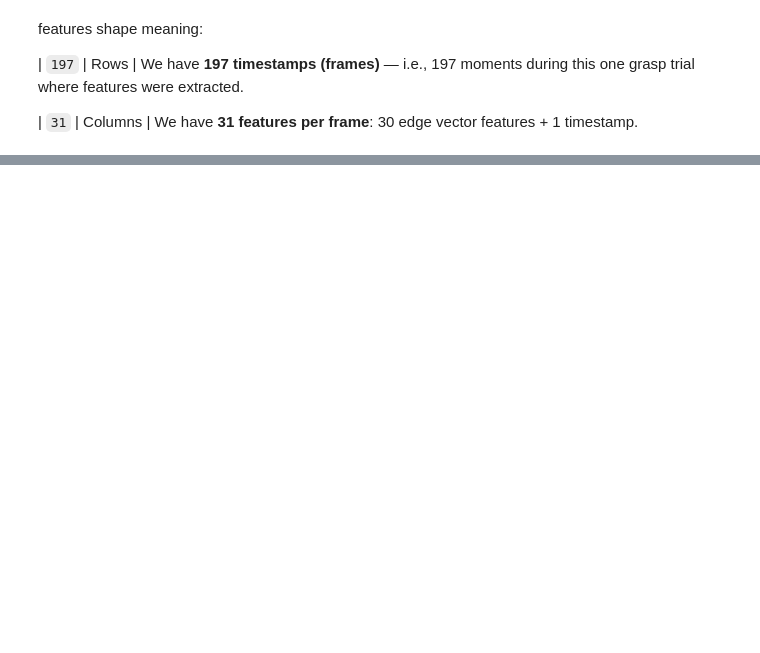
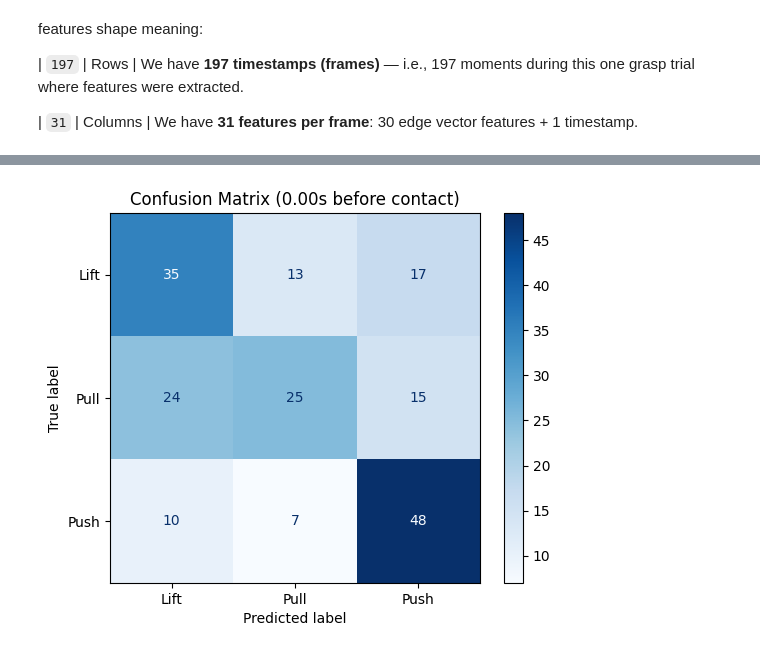
Before and after one commit to senakilinc/vrGrasp-prediction, a Jupyter notebook: classificationProblem.ipynb, the cells around one changed output, grey strips where cells are left out. Cells and saved outputs as stored; diff of their text form; code cells hidden in the pictures; blank space fills up the shorter version.

```diff
--- a/classificationProblem.ipynb
+++ b/classificationProblem.ipynb
@@ -36,0 +256,10 @@ features shape meaning:
+# %%
+def plot_confusion_matrix(y_test, y_pred, interval_step: int):
+    labels = np.unique(y_test)
+    cm = confusion_matrix(y_test, y_pred, labels=labels)
+    disp = ConfusionMatrixDisplay(confusion_matrix=cm, display_labels=labels)
+    disp.plot(cmap="Blues", xticks_rotation=60)
+    plt.tight_layout()
+    plt.title(f"Confusion Matrix ({3 - interval_step*0.01:.2f}s before contact)")
+    plt.grid(False)
+    plt.show()
@@ -36,0 +391,8 @@ features shape meaning:
+# %%
+label= "task"  # or "object" for task classification
+DATA_ROOT = "processed"
+USERS = ["user0", "user2", "user3", "user4", "user5", "user6", "user7", "user8", "user9", "user10", "user11", "user12"]
+OBJECTS = ["SmallCube", "MediumCube", "BigCube", "Parallelepiped", "teddy", "Mug", "CrackerBox", "Scissor", "Hammer"]
+TASKS = ["Lift", "Push", "Pull"]
+interval_accuracies_tasks = []
+intervals = [100, 110, 120, 130, 140, 150, 160, 170, 180, 190, 200, 210, 220, 230, 240, 250, 260, 270, 280, 290, 300]
@@ -36,0 +413,10 @@ features shape meaning:
+# %%
+
+acc_task, y_test_task, y_pred_task = evaluate_single_interval(
+    interval_step=250,
+    label="task",
+    data_root=DATA_ROOT,
+    users=USERS,
+    objects=OBJECTS,
+    tasks=TASKS
+)
@@ -36,0 +446,4 @@ features shape meaning:
+# %%
+plot_confusion_matrix(y_test_task, y_pred_task, interval_step=300)
+# %% [output]
+[figure, added]
```
Also changed, not shown: parts of 22 cells of this notebook, 10 other files.
